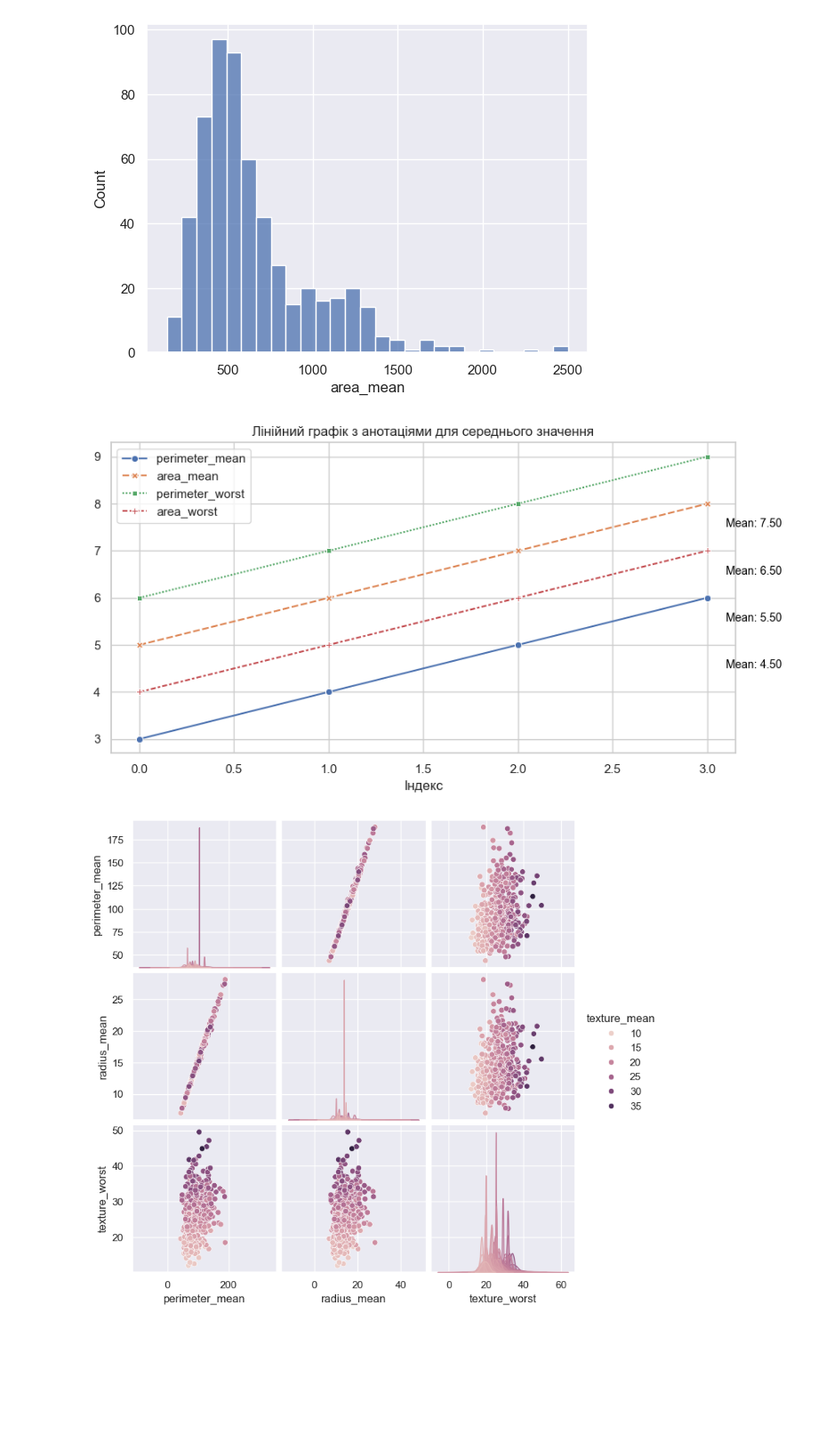
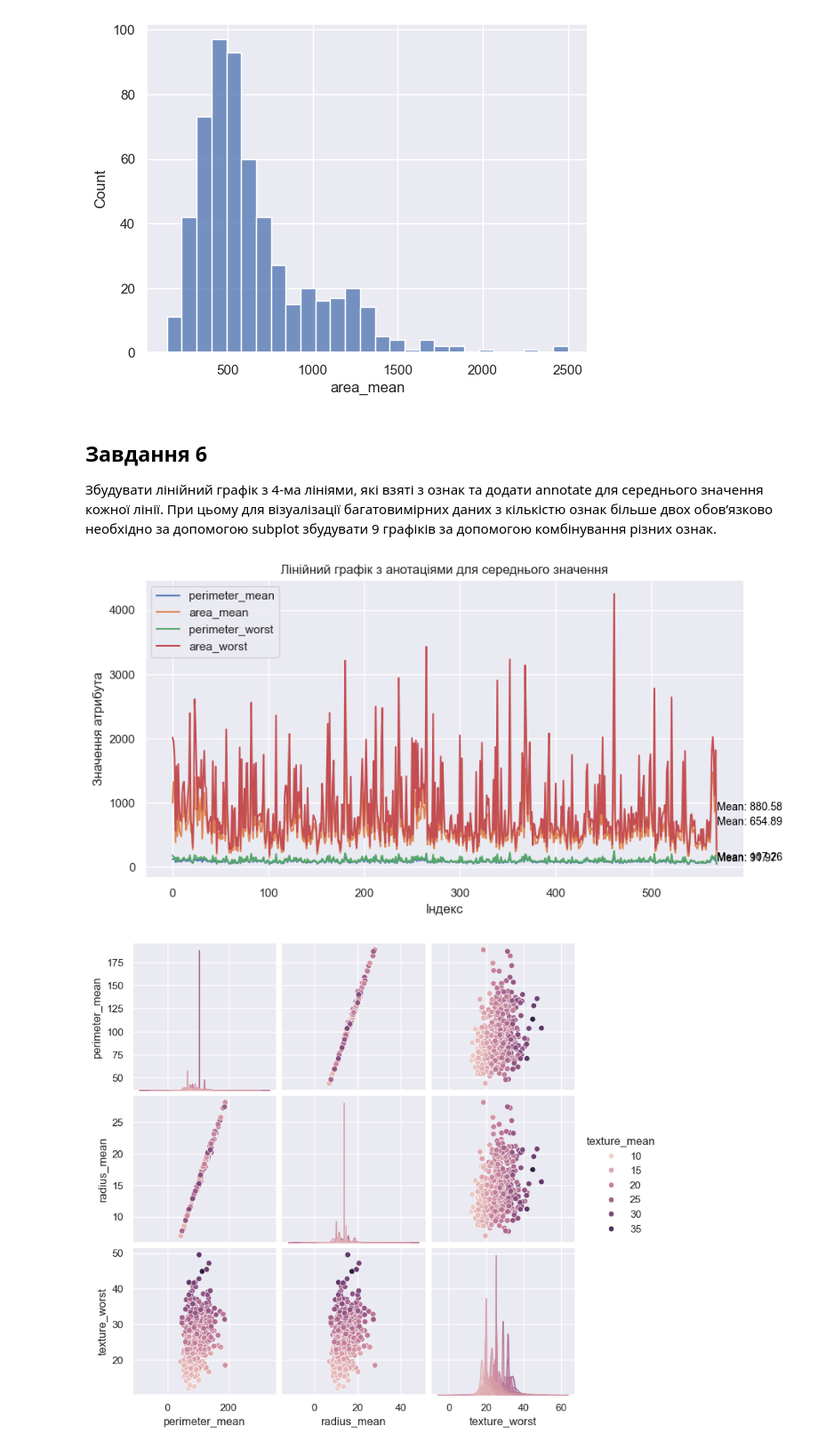
Before and after one commit to Mykola-Orlov/Coursework, a Jupyter notebook: курсова.ipynb, the cells around one changed output. Shown at 89% size. Saved outputs shown, nothing was run; the diff lists cells and outputs as text; code cells hidden in the pictures; blank space fills up the shorter version.

```diff
--- a/курсова.ipynb
+++ b/курсова.ipynb
@@ -198,26 +340,38 @@ sns.histplot(data=df['area_mean'])
 # %% [output]
 <Axes: xlabel='area_mean', ylabel='Count'>
 [figure]
+# %% [markdown]
+## Завдання 6
+
+Збудувати лінійний графік з 4-ма лініями, які взяті з ознак та додати annotate для середнього
+значення кожної лінії. При цьому для візуалізації багатовимірних даних з кількістю ознак
+більше двох обов’язково необхідно за допомогою subplot збудувати 9 графіків за
+допомогою комбінування різних ознак.
 # %%
-# Створення DataFrame
-df3 = pd.DataFrame({'perimeter_mean': [3, 4, 5, 6], 'area_mean': [5, 6, 7, 8], 'perimeter_worst': [6, 7, 8, 9], 'area_worst': [4, 5, 6, 7]})
+# Обираємо колонки та створюємо DataFrame
+columns = ['perimeter_mean', 'area_mean', 'perimeter_worst', 'area_worst']
+df3 = df[columns]
+
 # Розмір графіка
 plt.figure(figsize=(10, 5))
 
-# Побудова лінійного графіка з чотирма лініями та маркерами
-sns.lineplot(data=df3, markers=True)
+# Побудова лінійного графіка з чотирма лініями
+for column in columns:
+    sns.lineplot(data=df3[column], label=column)
 
 # Додавання анотацій для середнього значення кожної лінії
 for column in df3.columns:
-    mean_value = df3[column].mean()                                                                           # 2f відображає дві цифри після крапки.
-    plt.annotate(f'Mean: {mean_value:.2f}', xy=(df3.index[-1] + 0.1, mean_value), color='black', fontsize=10) # df3.index[-1] + 0.1 - координати точки, в якій розміщується текст
-                                                                                                              # fontsize - Розмір шрифту тексту
+    mean_value = df3[column].mean()
+    plt.annotate(f'Mean: {mean_value:.2f}', xy=(df3.index[-1] + 0.1, mean_value), color='black', fontsize=10)
+
 # Додавання заголовка та назви осі X
 plt.title("Лінійний графік з анотаціями для середнього значення")
 plt.xlabel("Індекс")
+plt.ylabel("Значення атрибута")
+plt.legend()  # Додавання легенди
 plt.show()
 # %% [output]
-[figure, old version]
+[figure, new version]
 # %%
 selected_features = ['perimeter_mean', 'radius_mean', 'texture_mean', 'texture_worst']
 pp = sns.pairplot(df[selected_features], hue='texture_mean')  # Створення попарних графіків розсіювання за допомогою Seaborn
```
Also changed, not shown: parts of 27 cells of this notebook.
